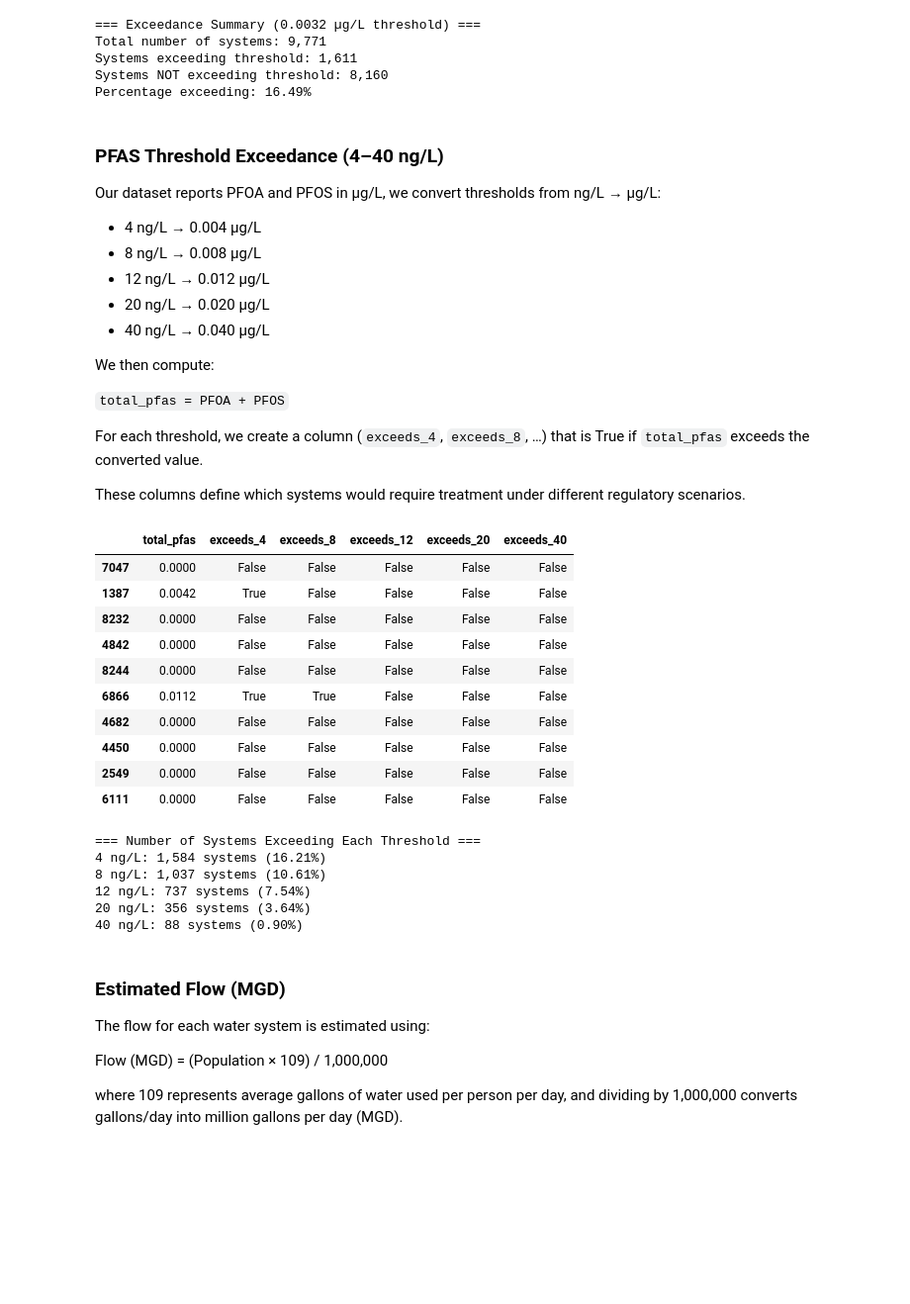
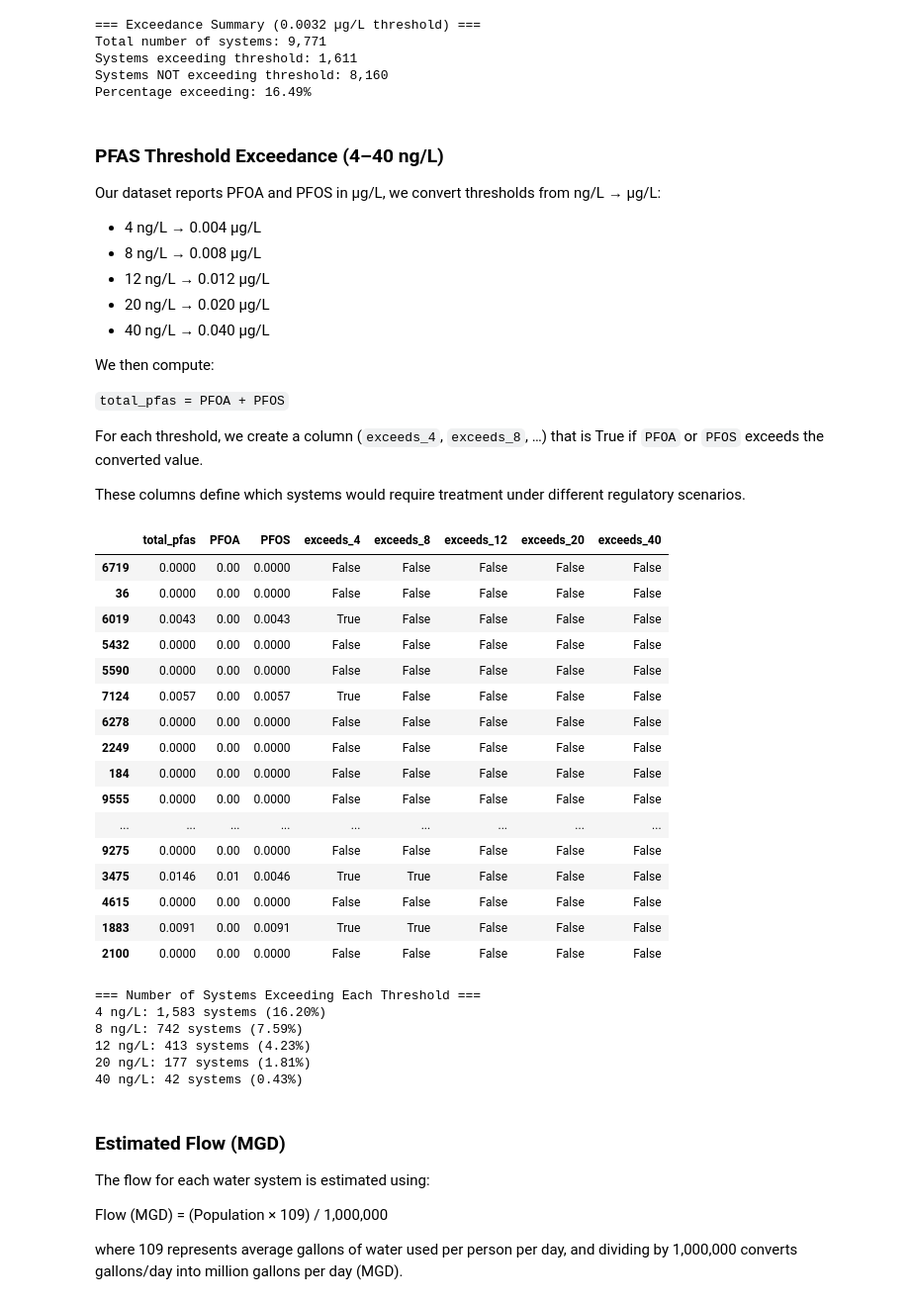
Before and after one commit to brahmee07/Pfas_water_research, a Jupyter notebook: Pfas_cost_risk_analysis.ipynb, the cells around one changed output. Shown at 99% size. Cells and saved outputs as stored; diff of their text form; code cells hidden in the pictures; blank space fills up the shorter version.

```diff
--- a/Pfas_cost_risk_analysis.ipynb
+++ b/Pfas_cost_risk_analysis.ipynb
@@ -102,7 +102,7 @@ We then compute:
 
 `total_pfas = PFOA + PFOS`
 
-For each threshold, we create a column (`exceeds_4`, `exceeds_8`, …) that is True if `total_pfas` exceeds the converted value.
+For each threshold, we create a column (`exceeds_4`, `exceeds_8`, …) that is True if `PFOA` or `PFOS`  exceeds the converted value.
 
 These columns define which systems would require treatment under different regulatory scenarios.
 # %%
@@ -114,21 +114,27 @@ thresholds_ng = [4, 8, 12, 20, 40]
 for t in thresholds_ng:
     col_name = f"exceeds_{t}"
     threshold_ug = t / 1000   # convert ng/L → µg/L
-    df[col_name] = df['total_pfas'] > threshold_ug
+    df[col_name] = (df['PFOA'] > threshold_ug) | (df['PFOS'] > threshold_ug) #initially i did total pfas > threshold_ug, but now either one
 # %%
-df[['total_pfas', 'exceeds_4', 'exceeds_8', 'exceeds_12', 'exceeds_20', 'exceeds_40']].sample(10)
+df[['total_pfas', 'PFOA', 'PFOS', 'exceeds_4', 'exceeds_8', 'exceeds_12', 'exceeds_20', 'exceeds_40']].sample(20)
 # %% [output]
-|  | total_pfas | exceeds_4 | exceeds_8 | exceeds_12 | exceeds_20 | exceeds_40 |
-| 7047 | 0.0000 | False | False | False | False | False |
-| 1387 | 0.0042 | True | False | False | False | False |
-| 8232 | 0.0000 | False | False | False | False | False |
-| 4842 | 0.0000 | False | False | False | False | False |
-| 8244 | 0.0000 | False | False | False | False | False |
-| 6866 | 0.0112 | True | True | False | False | False |
-| 4682 | 0.0000 | False | False | False | False | False |
-| 4450 | 0.0000 | False | False | False | False | False |
-| 2549 | 0.0000 | False | False | False | False | False |
-| 6111 | 0.0000 | False | False | False | False | False |
+|  | total_pfas | PFOA | PFOS | exceeds_4 | exceeds_8 | exceeds_12 | exceeds_20 | exceeds_40 |
+| 6719 | 0.0000 | 0.00 | 0.0000 | False | False | False | False | False |
+| 36 | 0.0000 | 0.00 | 0.0000 | False | False | False | False | False |
+| 6019 | 0.0043 | 0.00 | 0.0043 | True | False | False | False | False |
+| 5432 | 0.0000 | 0.00 | 0.0000 | False | False | False | False | False |
+| 5590 | 0.0000 | 0.00 | 0.0000 | False | False | False | False | False |
+| 7124 | 0.0057 | 0.00 | 0.0057 | True | False | False | False | False |
+| 6278 | 0.0000 | 0.00 | 0.0000 | False | False | False | False | False |
+| 2249 | 0.0000 | 0.00 | 0.0000 | False | False | False | False | False |
+| 184 | 0.0000 | 0.00 | 0.0000 | False | False | False | False | False |
+| 9555 | 0.0000 | 0.00 | 0.0000 | False | False | False | False | False |
+| ... | ... | ... | ... | ... | ... | ... | ... | ... |
+| 9275 | 0.0000 | 0.00 | 0.0000 | False | False | False | False | False |
+| 3475 | 0.0146 | 0.01 | 0.0046 | True | True | False | False | False |
+| 4615 | 0.0000 | 0.00 | 0.0000 | False | False | False | False | False |
+| 1883 | 0.0091 | 0.00 | 0.0091 | True | True | False | False | False |
+| 2100 | 0.0000 | 0.00 | 0.0000 | False | False | False | False | False |
 # %%
 print("=== Number of Systems Exceeding Each Threshold ===")
 for t in thresholds_ng:
@@ -138,11 +144,11 @@ for t in thresholds_ng:
     print(f"{t} ng/L: {count:,} systems ({percent:.2f}%)")
 # %% [output]
 === Number of Systems Exceeding Each Threshold ===
-4 ng/L: 1,584 systems (16.21%)
-8 ng/L: 1,037 systems (10.61%)
-12 ng/L: 737 systems (7.54%)
-20 ng/L: 356 systems (3.64%)
-40 ng/L: 88 systems (0.90%)
+4 ng/L: 1,583 systems (16.20%)
+8 ng/L: 742 systems (7.59%)
+12 ng/L: 413 systems (4.23%)
+20 ng/L: 177 systems (1.81%)
+40 ng/L: 42 systems (0.43%)
 # %% [markdown]
 ### Estimated Flow (MGD)
 
```
Also changed, not shown: parts of 15 cells of this notebook.
